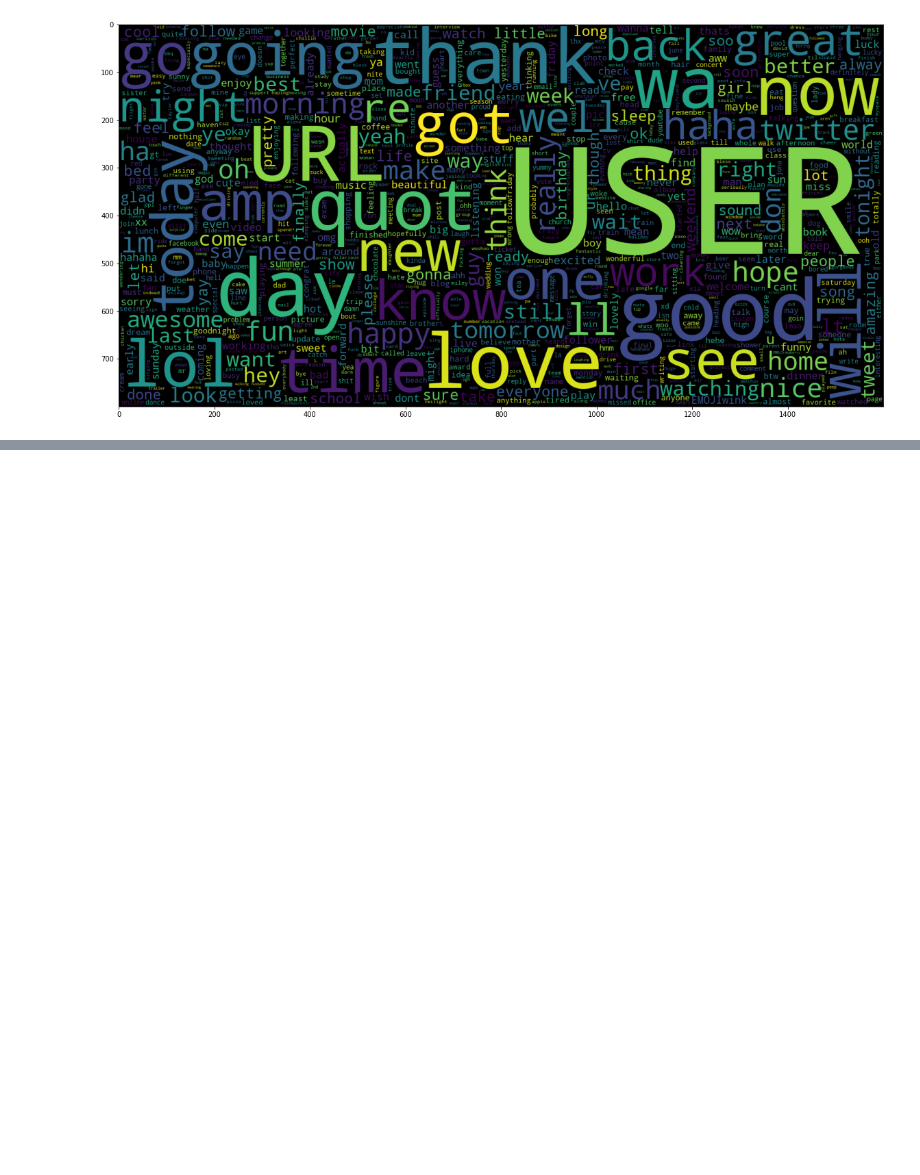
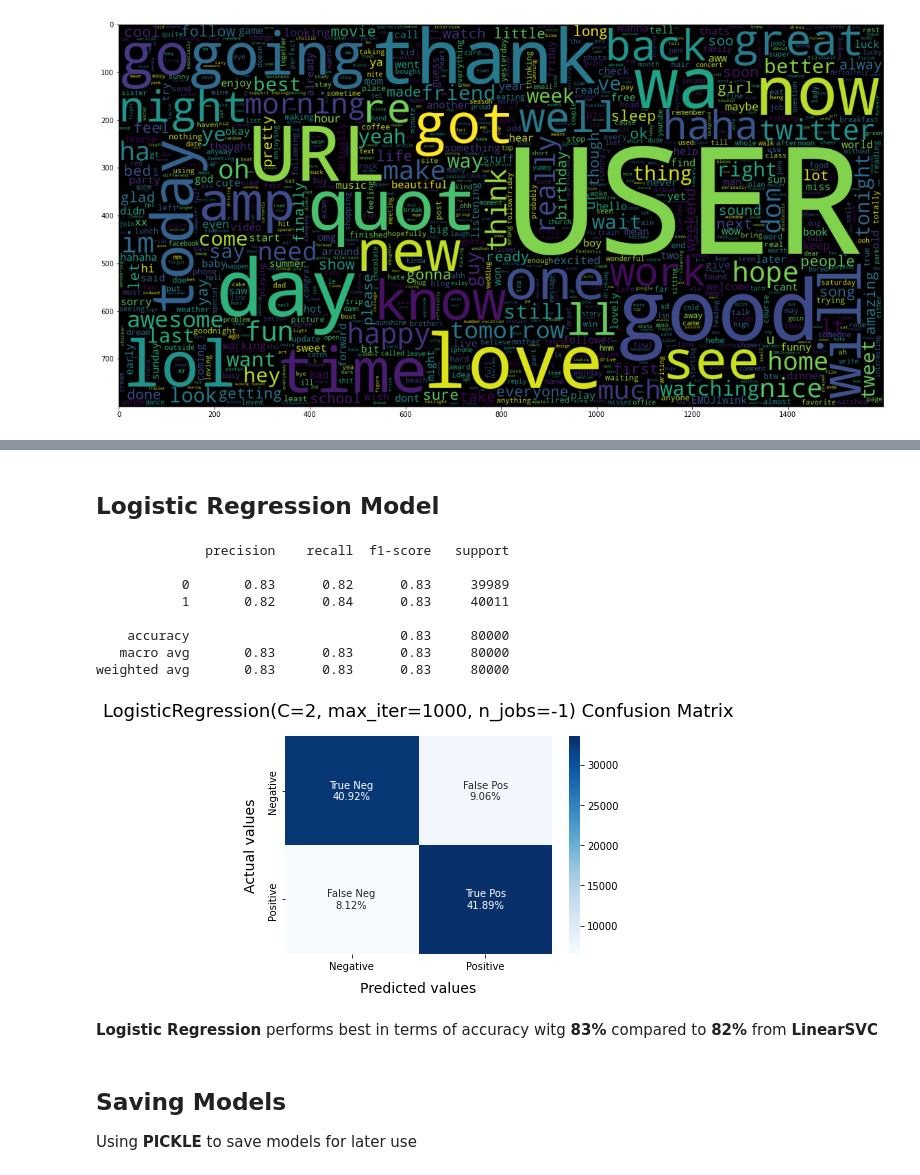
Before and after one commit to tech-david/sentiment_analysis, a Jupyter notebook: SentimentalAnalysis.ipynb, the cells around one changed output, grey strips where cells are left out. Saved outputs shown, nothing was run; the diff lists cells and outputs as text; code cells hidden in the pictures; blank space fills up the shorter version.

```diff
--- a/SentimentalAnalysis.ipynb
+++ b/SentimentalAnalysis.ipynb
@@ -203,0 +289,23 @@ plt.imshow(wc);
+# %% [markdown]
+## Logistic Regression Model
+# %%
+LRmodel = LogisticRegression(C=2,
+                            max_iter=1000,
+                            n_jobs=-1)
+LRmodel.fit(x_train, y_train)
+model_evaluate(LRmodel)
+# %% [output]
+              precision    recall  f1-score   support
+
+           0       0.83      0.82      0.83     39989
+           1       0.82      0.84      0.83     40011
+
+    accuracy                           0.83     80000
+   macro avg       0.83      0.83      0.83     80000
+weighted avg       0.83      0.83      0.83     80000
+[figure, added]
+# %% [markdown]
+**Logistic Regression** performs best in terms of accuracy witg **83%** compared to **82%** from **LinearSVC**
+# %% [markdown]
+## Saving Models
+Using **PICKLE** to save models for later use
```
Also changed, not shown: parts of 14 cells of this notebook.
